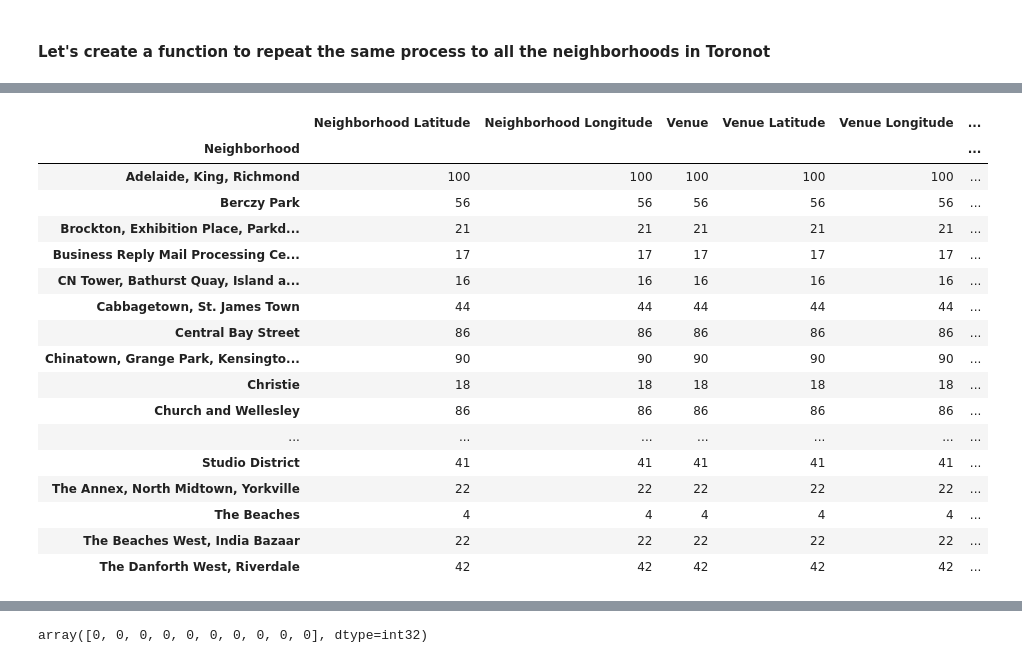
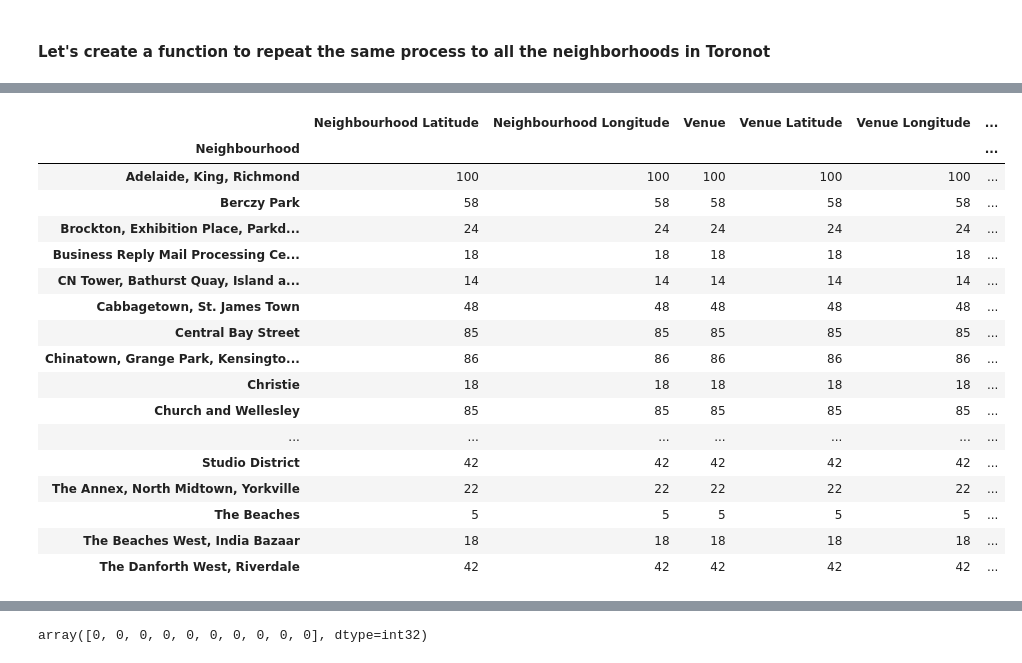
Before and after one commit to lordakarias/IBM-DATA-SCIENCE-Coursera, a Jupyter notebook: Capstone Week 3.ipynb, the cells around one changed output, grey strips where cells are left out. Cells and saved outputs as stored; diff of their text form; code cells hidden in the pictures.

Commit message:
Published from Watson Studio.

```diff
--- a/Capstone Week 3.ipynb
+++ b/Capstone Week 3.ipynb
@@ -165,7 +151,7 @@ df5
 map_toronto = folium.Map(location=[latitude, longitude], zoom_start=10)
 
 # add markers to map
-for lat, lng, borough, neighborhood in zip(df5['Latitude'], df5['Longitude'], df5['Borough'], df5['Neighborhood']):
+for lat, lng, borough, neighborhood in zip(df5['Latitude'], df5['Longitude'], df5['Borough'], df5['Neighbourhood']):
     label = '{}, {}'.format(neighborhood, borough)
     label = folium.Popup(label, parse_html=True)
     folium.CircleMarker(
@@ -176,7 +162,7 @@ for lat, lng, borough, neighborhood in zip(df5['Latitude'], df5['Longitude'], df
         fill=True,
         fill_color='#3186cc',
         fill_opacity=0.7,
-        parse_html=False).add_to(map_newyork)
+        parse_html=False).add_to(map_toronto)
 
 map_toronto
 # %% [output]
@@ -209,7 +195,7 @@ toronot_data
 map_toronto = folium.Map(location=[latitude, longitude], zoom_start=11)
 
 # add markers to map
-for lat, lng, label in zip(toronot_data['Latitude'], toronot_data['Longitude'], toronot_data['Neighborhood']):
+for lat, lng, label in zip(toronot_data['Latitude'], toronot_data['Longitude'], toronot_data['Neighbourhood']):
     label = folium.Popup(label, parse_html=True)
     folium.CircleMarker(
         [lat, lng],
@@ -374,9 +360,9 @@ def getNearbyVenues(names, latitudes, longitudes, radius=500):
             v['venue']['categories'][0]['name']) for v in results])
 
     nearby_venues = pd.DataFrame([item for venue_list in venues_list for item in venue_list])
-    nearby_venues.columns = ['Neighborhood',
-                  'Neighborhood Latitude',
-                  'Neighborhood Longitude',
+    nearby_venues.columns = ['Neighbourhood',
+                  'Neighbourhood Latitude',
+                  'Neighbourhood Longitude',
                   'Venue',
                   'Venue Latitude',
                   'Venue Longitude',
@@ -384,7 +370,7 @@ def getNearbyVenues(names, latitudes, longitudes, radius=500):
 
     return(nearby_venues)
 # %%
-toronto_venues = getNearbyVenues(names=toronot_data['Neighborhood'],
+toronto_venues = getNearbyVenues(names=toronot_data['Neighbourhood'],
                                    latitudes=toronot_data['Latitude'],
                                    longitudes=toronot_data['Longitude']
                                   )
@@ -404,25 +406,25 @@ toronto_venues.head()
 | 3 | Harbourfront | 43.65426 | -79.360636 | Body Blitz Spa East | 43.654735 | -79.359874 | ... |
 | 4 | Harbourfront | 43.65426 | -79.360636 | Impact Kitchen | 43.656369 | -79.356980 | ... |
 # %%
-toronto_venues.groupby('Neighborhood').count()
+toronto_venues.groupby('Neighbourhood').count()
 # %% [output]
-|  | Neighborhood Latitude | Neighborhood Longitude | Venue | Venue Latitude | Venue Longitude | ... |
-| Neighborhood |  |  |  |  |  | ... |
+|  | Neighbourhood Latitude | Neighbourhood Longitude | Venue | Venue Latitude | Venue Longitude | ... |
+| Neighbourhood |  |  |  |  |  | ... |
 | Adelaide, King, Richmond | 100 | 100 | 100 | 100 | 100 | ... |
-| Berczy Park | 56 | 56 | 56 | 56 | 56 | ... |
-| Brockton, Exhibition Place, Parkd... | 21 | 21 | 21 | 21 | 21 | ... |
-| Business Reply Mail Processing Ce... | 17 | 17 | 17 | 17 | 17 | ... |
-| CN Tower, Bathurst Quay, Island a... | 16 | 16 | 16 | 16 | 16 | ... |
-| Cabbagetown, St. James Town | 44 | 44 | 44 | 44 | 44 | ... |
-| Central Bay Street | 86 | 86 | 86 | 86 | 86 | ... |
-| Chinatown, Grange Park, Kensingto... | 90 | 90 | 90 | 90 | 90 | ... |
+| Berczy Park | 58 | 58 | 58 | 58 | 58 | ... |
+| Brockton, Exhibition Place, Parkd... | 24 | 24 | 24 | 24 | 24 | ... |
+| Business Reply Mail Processing Ce... | 18 | 18 | 18 | 18 | 18 | ... |
+| CN Tower, Bathurst Quay, Island a... | 14 | 14 | 14 | 14 | 14 | ... |
+| Cabbagetown, St. James Town | 48 | 48 | 48 | 48 | 48 | ... |
+| Central Bay Street | 85 | 85 | 85 | 85 | 85 | ... |
+| Chinatown, Grange Park, Kensingto... | 86 | 86 | 86 | 86 | 86 | ... |
 | Christie | 18 | 18 | 18 | 18 | 18 | ... |
-| Church and Wellesley | 86 | 86 | 86 | 86 | 86 | ... |
+| Church and Wellesley | 85 | 85 | 85 | 85 | 85 | ... |
 | ... | ... | ... | ... | ... | ... | ... |
-| Studio District | 41 | 41 | 41 | 41 | 41 | ... |
+| Studio District | 42 | 42 | 42 | 42 | 42 | ... |
 | The Annex, North Midtown, Yorkville | 22 | 22 | 22 | 22 | 22 | ... |
-| The Beaches | 4 | 4 | 4 | 4 | 4 | ... |
-| The Beaches West, India Bazaar | 22 | 22 | 22 | 22 | 22 | ... |
+| The Beaches | 5 | 5 | 5 | 5 | 5 | ... |
+| The Beaches West, India Bazaar | 18 | 18 | 18 | 18 | 18 | ... |
 | The Danforth West, Riverdale | 42 | 42 | 42 | 42 | 42 | ... |
 # %%
 print('There are {} uniques categories.'.format(len(toronto_venues['Venue Category'].unique())))
```
Also changed, not shown: parts of 39 cells of this notebook.
